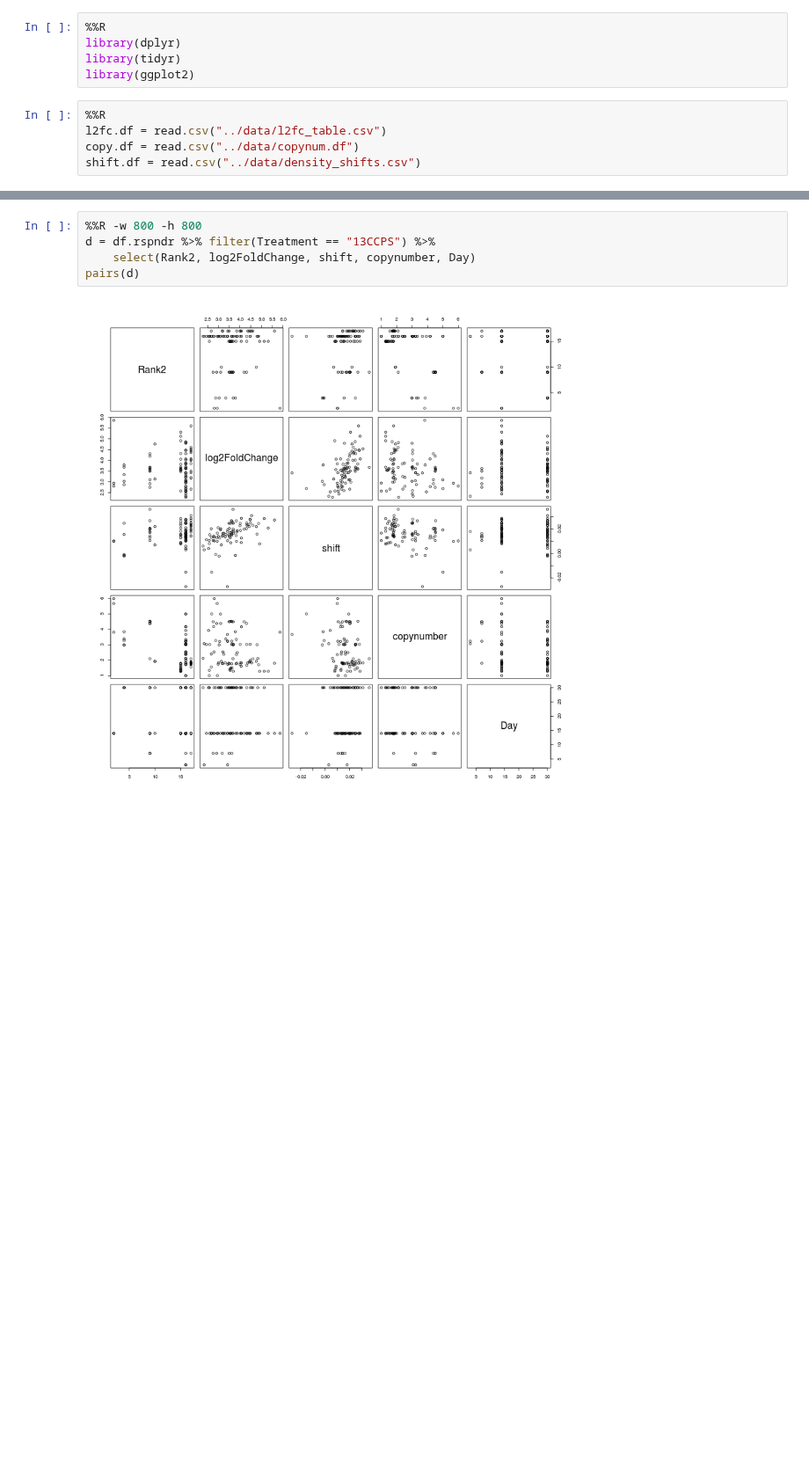
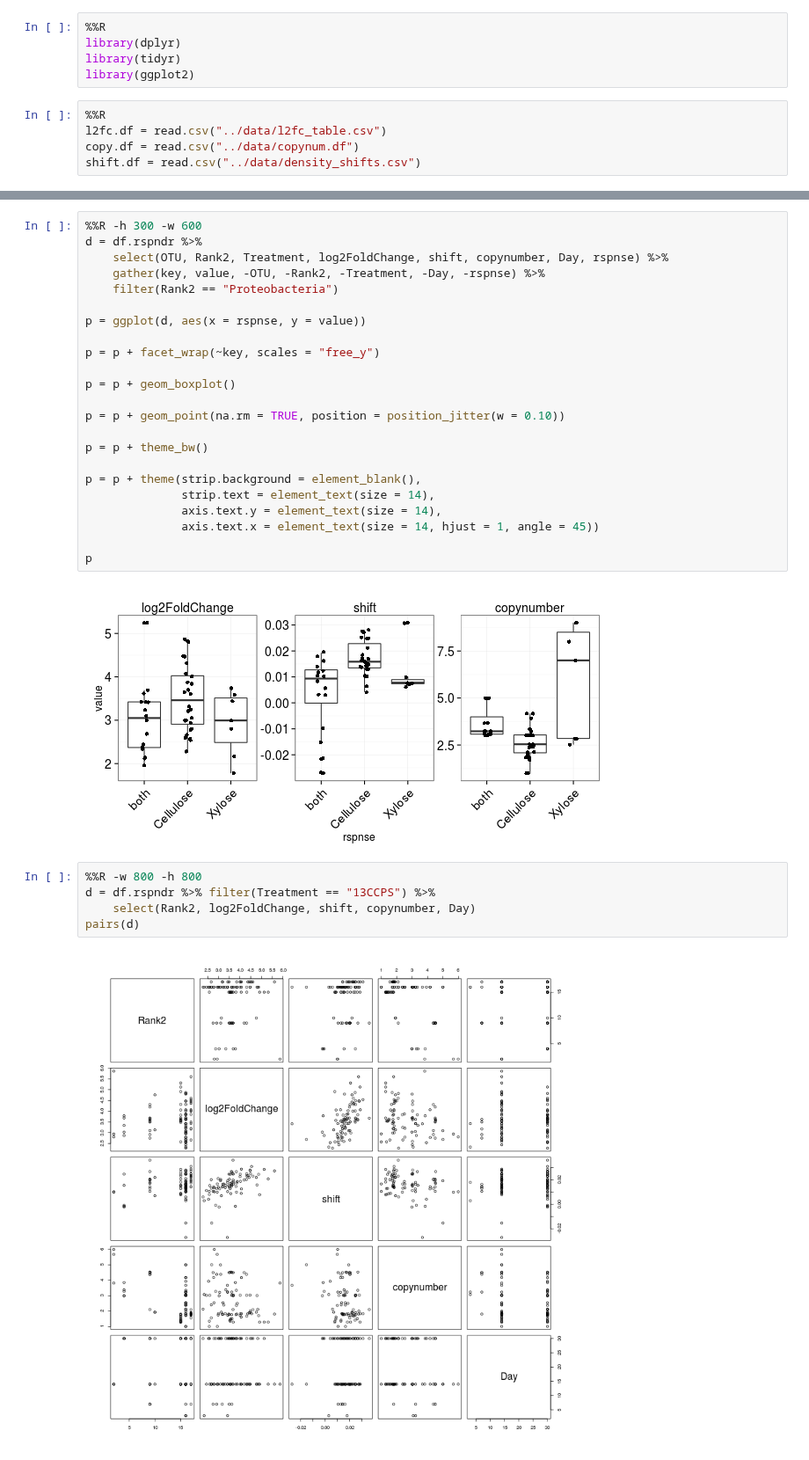
Before and after one commit to chuckpr/CSIP_succession_data_analysis, a Jupyter notebook: figures_and_stats/summary_responders.ipynb, the cells around one changed output, grey strips where cells are left out. Shown at 88% size. Drawn from its saved outputs; the diff is of its cells as text; blank space fills up the shorter version.

```diff
--- a/figures_and_stats/summary_responders.ipynb
+++ b/figures_and_stats/summary_responders.ipynb
@@ -49,3 +86,28 @@ p
+# %%
+%%R -h 300 -w 600
+d = df.rspndr %>%
+    select(OTU, Rank2, Treatment, log2FoldChange, shift, copynumber, Day, rspnse) %>%
+    gather(key, value, -OTU, -Rank2, -Treatment, -Day, -rspnse) %>%
+    filter(Rank2 == "Proteobacteria")
+
+p = ggplot(d, aes(x = rspnse, y = value))
+
+p = p + facet_wrap(~key, scales = "free_y")
+
+p = p + geom_boxplot()
+
+p = p + geom_point(na.rm = TRUE, position = position_jitter(w = 0.10))
+
+p = p + theme_bw()
+
+p = p + theme(strip.background = element_blank(),
+              strip.text = element_text(size = 14),
+              axis.text.y = element_text(size = 14),
+              axis.text.x = element_text(size = 14, hjust = 1, angle = 45))
+
+p
+# %% [output]
+[figure, added]
 # %%
 %%R -w 800 -h 800
 d = df.rspndr %>% filter(Treatment == "13CCPS") %>%
```
Also changed, not shown: parts of 3 cells of this notebook.
